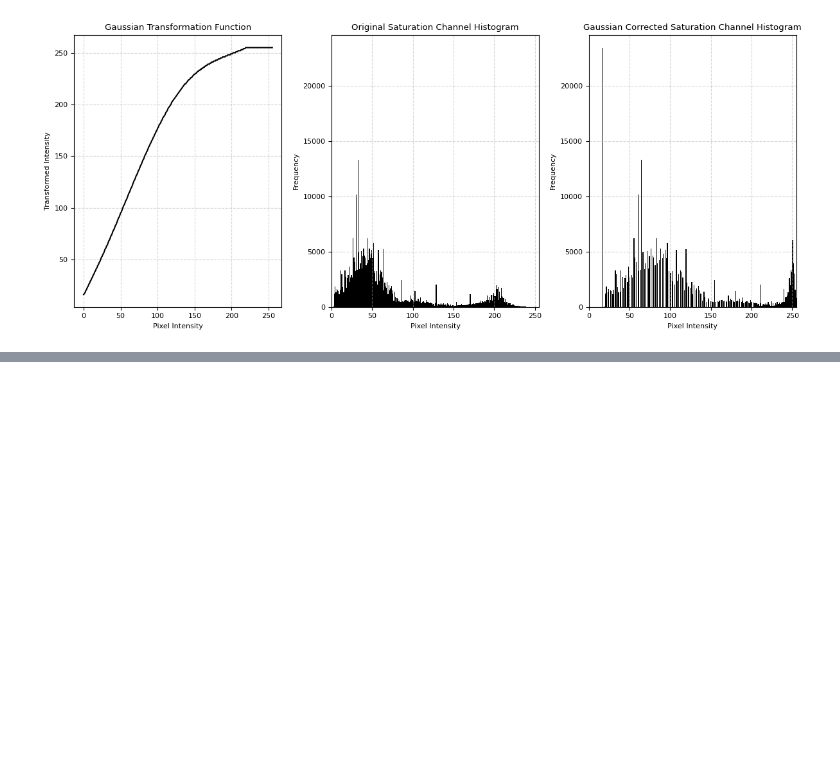
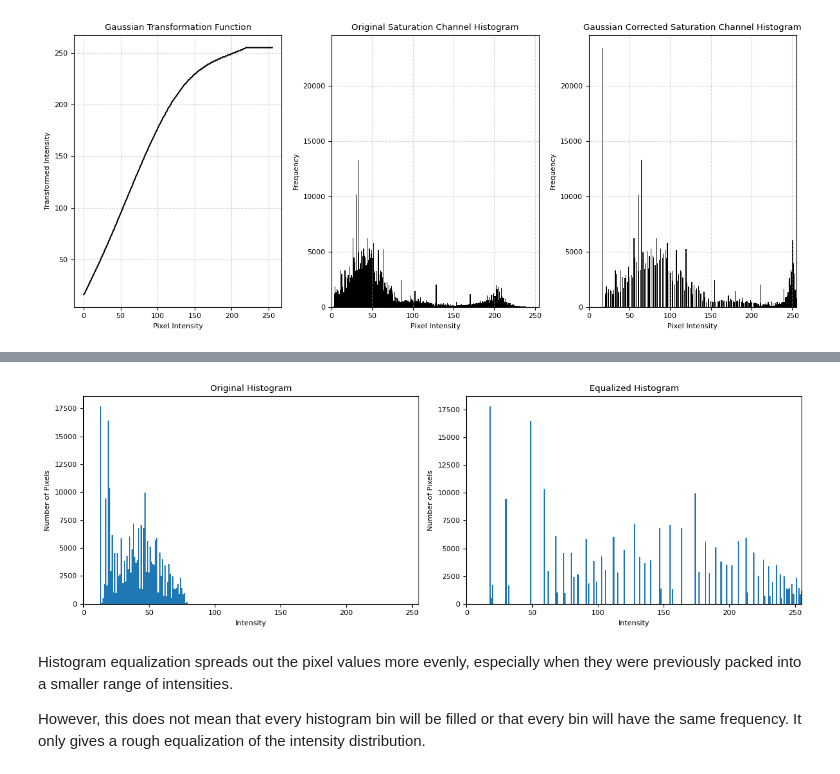
Before and after one commit to Minu-Fernando/EN3160, a Jupyter notebook: Assignment 1/Assignment_01.ipynb, the cells around one changed output, grey strips where cells are left out. Drawn from its saved outputs; the diff is of its cells as text; code cells hidden in the pictures; blank space fills up the shorter version.

```diff
--- a/Assignment 1/Assignment_01.ipynb
+++ b/Assignment 1/Assignment_01.ipynb
@@ -466,0 +536,25 @@ plt.show()
+# %%
+x = np.arange(256)
+
+fig, axes = plt.subplots(1, 2, figsize=(12, 4))
+
+axes[0].bar(x, hist, width=1)
+axes[0].set_title("Original Histogram")
+axes[0].set_xlabel("Intensity")
+axes[0].set_ylabel("Number of Pixels")
+axes[0].set_xlim(0, 255)
+
+axes[1].bar(x, hist_equalized, width=1)
+axes[1].set_title("Equalized Histogram")
+axes[1].set_xlabel("Intensity")
+axes[1].set_ylabel("Number of Pixels")
+axes[1].set_xlim(0, 255)
+
+plt.tight_layout()
+plt.show()
+# %% [output]
+[figure, added]
+# %% [markdown]
+Histogram equalization spreads out the pixel values more evenly, especially when they were previously packed into a smaller range of intensities.
+
+However, this does not mean that every histogram bin will be filled or that every bin will have the same frequency. It only gives a rough equalization of the intensity distribution.
```
Also changed, not shown: parts of 6 cells of this notebook, 1 other file.
